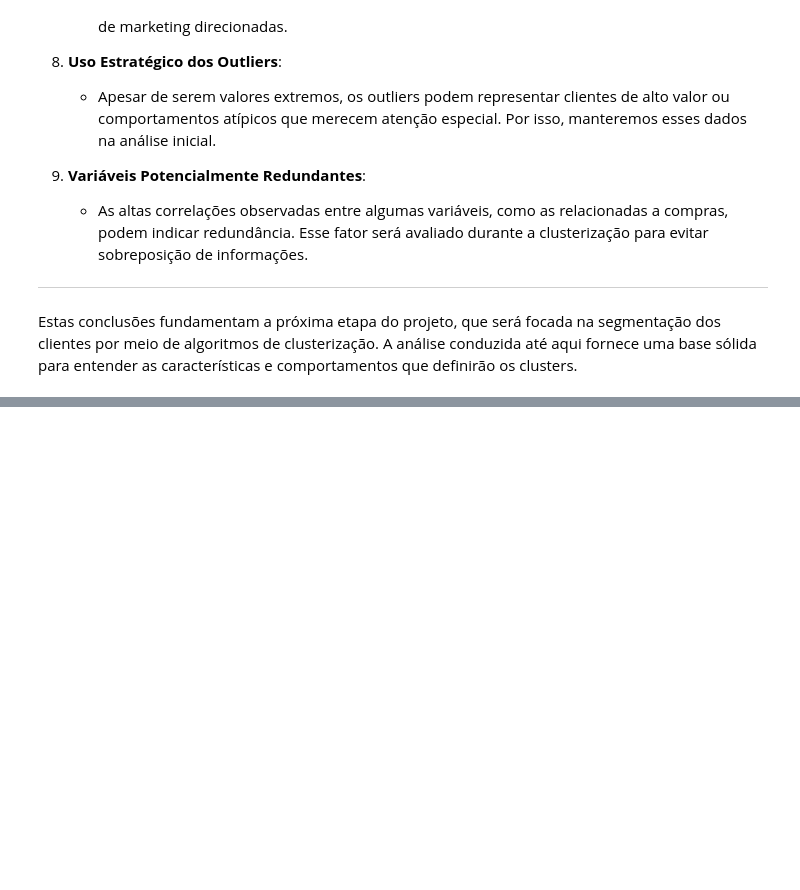
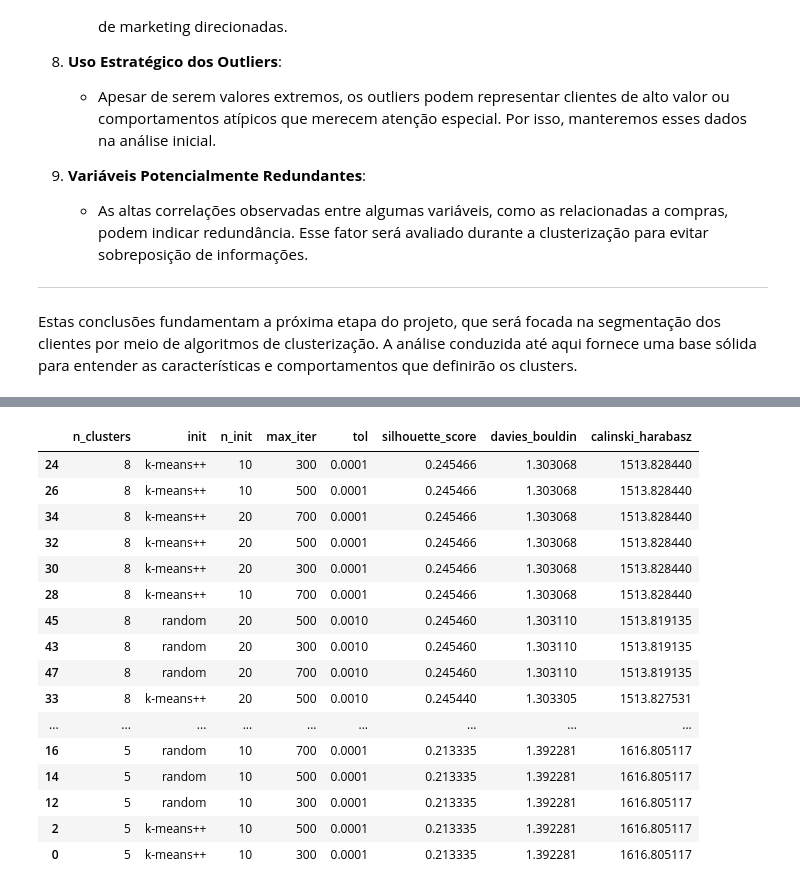
Before and after one commit to tnleite/credit-card-customer-clustering, a Jupyter notebook: 02-Analise/credit-card-customer-clustering.ipynb, the cells around one changed output, grey strips where cells are left out. Drawn from its saved outputs; the diff is of its cells as text; code cells hidden in the pictures; blank space fills up the shorter version.

```diff
--- a/02-Analise/credit-card-customer-clustering.ipynb
+++ b/02-Analise/credit-card-customer-clustering.ipynb
@@ -1511,0 +1361,66 @@ Top 5 Configurações:
+# %%
+# -------------------------------------------------------
+# Etapa 3: Aprofundamento do K-Means
+# -------------------------------------------------------
+
+# Definindo os parâmetros a serem testados para otimização do K-Means
+parametros = {
+    'n_clusters': [5, 8],  # Teste de 5 e 8 clusters, já definidos com base na análise anterior
+    'init': ['k-means++', 'random'],  # Inicialização dos centroides
+    'n_init': [10, 20],  # Número de inicializações para escolher a melhor configuração
+    'max_iter': [300, 500, 700],  # Número máximo de iterações para o algoritmo
+    'tol': [1e-4, 1e-3],  # Tolerância para convergência do algoritmo
+}
+
+# DataFrame para armazenar os resultados de cada configuração de hiperparâmetros
+resultados = []
+
+# Laço para rodar todas as combinações de hiperparâmetros
+for k in parametros['n_clusters']:
+    for init in parametros['init']:
+        for n_init in parametros['n_init']:
+            for max_iter in parametros['max_iter']:
+                for tol in parametros['tol']:
+                    print(f"Ajustando o modelo K-Means com k={k}, init={init}, n_init={n_init}, max_iter={max_iter}, tol={tol}...")
+
+                    # Inicializando o K-Means com a configuração definida
+                    kmeans = KMeans(
+                        n_clusters=k,
+                        init=init,
+                        n_init=n_init,
+                        max_iter=max_iter,
+                        tol=tol,
+                        random_state=42  # Para reprodutibilidade
+                    )
+
+                    # Ajustando o modelo e obtendo os labels dos clusters
+                    kmeans.fit(dados_normalizados)  # Ajustando o modelo ao dataset normalizado
+                    cluster_labels = kmeans.labels_  # Labels de cluster atribuídos às amostras
+
+                    # Calculando as métricas de avaliação
+                    silhouette = silhouette_score(dados_normalizados, cluster_labels)  # Coesão e separação
+                    davies_bouldin = davies_bouldin_score(dados_normalizados, cluster_labels)  # Qualidade dos clusters
+                    calinski_harabasz = calinski_harabasz_score(dados_normalizados, cluster_labels)  # Densidade dos clusters
+
+                    # Armazenando os resultados para análise posterior
+                    resultados.append({
+                        'n_clusters': k,
+                        'init': init,
+                        'n_init': n_init,
+                        'max_iter': max_iter,
+                        'tol': tol,
+                        'silhouette_score': silhouette,
+                        'davies_bouldin': davies_bouldin,
+                        'calinski_harabasz': calinski_harabasz
+                    })
+
+# Convertendo os resultados para um DataFrame para análise
+resultados_df = pd.DataFrame(resultados)
+
+# Exibindo os resultados e ordenando pelo Silhouette Score (quanto maior, melhor)
+resultados_df = resultados_df.sort_values(by='silhouette_score', ascending=False)
+
+# Exibindo os resultados ordenados
+print("\nResultados Ordenados pelo Silhouette Score:")
+resultados_df
+# %% [output]
@@ -1511,0 +1444,17 @@ Top 5 Configurações:
+|  | n_clusters | init | n_init | max_iter | tol | silhouette_score | davies_bouldin | calinski_harabasz |
+| 24 | 8 | k-means++ | 10 | 300 | 0.0001 | 0.245466 | 1.303068 | 1513.828440 |
+| 26 | 8 | k-means++ | 10 | 500 | 0.0001 | 0.245466 | 1.303068 | 1513.828440 |
+| 34 | 8 | k-means++ | 20 | 700 | 0.0001 | 0.245466 | 1.303068 | 1513.828440 |
+| 32 | 8 | k-means++ | 20 | 500 | 0.0001 | 0.245466 | 1.303068 | 1513.828440 |
+| 30 | 8 | k-means++ | 20 | 300 | 0.0001 | 0.245466 | 1.303068 | 1513.828440 |
+| 28 | 8 | k-means++ | 10 | 700 | 0.0001 | 0.245466 | 1.303068 | 1513.828440 |
+| 45 | 8 | random | 20 | 500 | 0.0010 | 0.245460 | 1.303110 | 1513.819135 |
+| 43 | 8 | random | 20 | 300 | 0.0010 | 0.245460 | 1.303110 | 1513.819135 |
+| 47 | 8 | random | 20 | 700 | 0.0010 | 0.245460 | 1.303110 | 1513.819135 |
+| 33 | 8 | k-means++ | 20 | 500 | 0.0010 | 0.245440 | 1.303305 | 1513.827531 |
+| ... | ... | ... | ... | ... | ... | ... | ... | ... |
+| 16 | 5 | random | 10 | 700 | 0.0001 | 0.213335 | 1.392281 | 1616.805117 |
+| 14 | 5 | random | 10 | 500 | 0.0001 | 0.213335 | 1.392281 | 1616.805117 |
+| 12 | 5 | random | 10 | 300 | 0.0001 | 0.213335 | 1.392281 | 1616.805117 |
+| 2 | 5 | k-means++ | 10 | 500 | 0.0001 | 0.213335 | 1.392281 | 1616.805117 |
+| 0 | 5 | k-means++ | 10 | 300 | 0.0001 | 0.213335 | 1.392281 | 1616.805117 |
```
Also changed, not shown: parts of 36 cells of this notebook.
